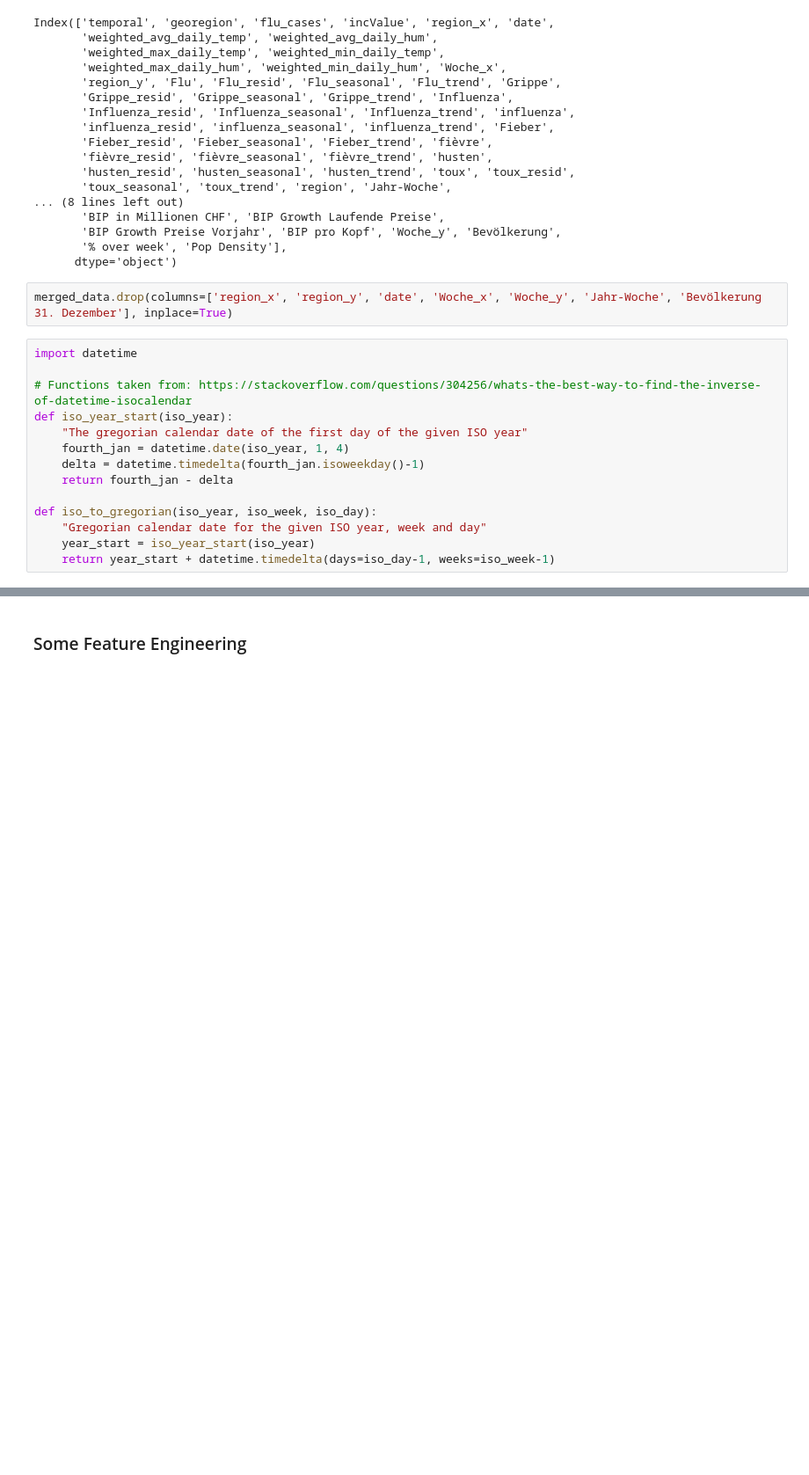
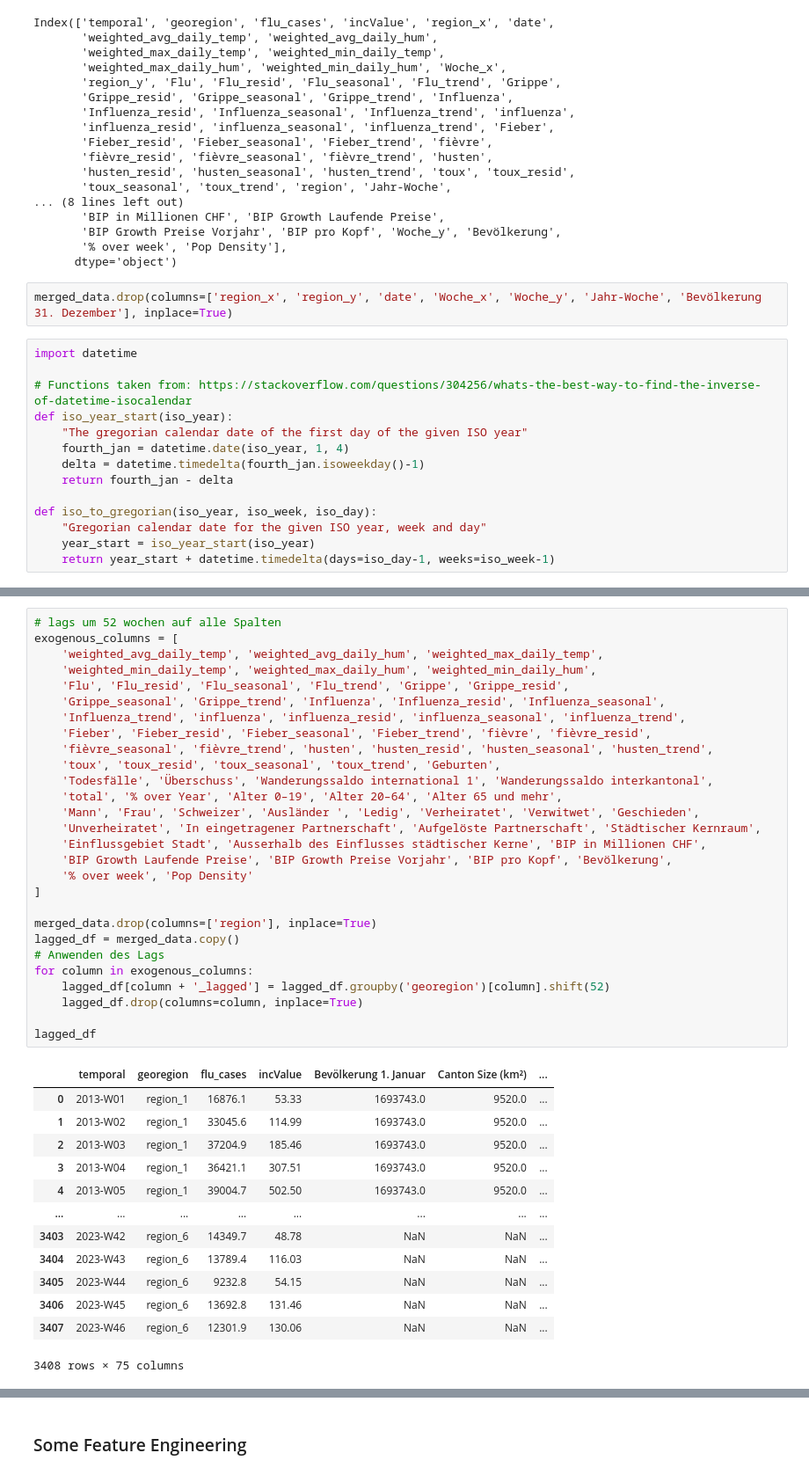
Before and after one commit to th-kl/DSF, a Jupyter notebook: notebooks/random_forest.ipynb, the cells around one changed output, grey strips where cells are left out. Shown at 88% size. Saved outputs shown, nothing was run; the diff lists cells and outputs as text; blank space fills up the shorter version.

```diff
--- a/notebooks/random_forest.ipynb
+++ b/notebooks/random_forest.ipynb
@@ -161,0 +188,42 @@ def iso_to_gregorian(iso_year, iso_week, iso_day):
+# %%
+# lags um 52 wochen auf alle Spalten
+exogenous_columns = [
+    'weighted_avg_daily_temp', 'weighted_avg_daily_hum', 'weighted_max_daily_temp',
+    'weighted_min_daily_temp', 'weighted_max_daily_hum', 'weighted_min_daily_hum',
+    'Flu', 'Flu_resid', 'Flu_seasonal', 'Flu_trend', 'Grippe', 'Grippe_resid',
+    'Grippe_seasonal', 'Grippe_trend', 'Influenza', 'Influenza_resid', 'Influenza_seasonal',
+    'Influenza_trend', 'influenza', 'influenza_resid', 'influenza_seasonal', 'influenza_trend',
+    'Fieber', 'Fieber_resid', 'Fieber_seasonal', 'Fieber_trend', 'fièvre', 'fièvre_resid',
+    'fièvre_seasonal', 'fièvre_trend', 'husten', 'husten_resid', 'husten_seasonal', 'husten_trend',
+    'toux', 'toux_resid', 'toux_seasonal', 'toux_trend', 'Geburten',
+    'Todesfälle', 'Überschuss', 'Wanderungssaldo international 1', 'Wanderungssaldo interkantonal',
+    'total', '% over Year', 'Alter 0–19', 'Alter 20–64', 'Alter 65 und mehr',
+    'Mann', 'Frau', 'Schweizer', 'Ausländer ', 'Ledig', 'Verheiratet', 'Verwitwet', 'Geschieden',
+    'Unverheiratet', 'In eingetragener Partnerschaft', 'Aufgelöste Partnerschaft', 'Städtischer Kernraum',
+    'Einflussgebiet Stadt', 'Ausserhalb des Einflusses städtischer Kerne', 'BIP in Millionen CHF',
+    'BIP Growth Laufende Preise', 'BIP Growth Preise Vorjahr', 'BIP pro Kopf', 'Bevölkerung',
+    '% over week', 'Pop Density'
+]
+
+merged_data.drop(columns=['region'], inplace=True)
+lagged_df = merged_data.copy()
+# Anwenden des Lags
+for column in exogenous_columns:
+    lagged_df[column + '_lagged'] = lagged_df.groupby('georegion')[column].shift(52)
+    lagged_df.drop(columns=column, inplace=True)
+
+lagged_df
+# %% [output]
+|  | temporal | georegion | flu_cases | incValue | Bevölkerung 1. Januar | Canton Size (km²) | ... |
+| 0 | 2013-W01 | region_1 | 16876.1 | 53.33 | 1693743.0 | 9520.0 | ... |
+| 1 | 2013-W02 | region_1 | 33045.6 | 114.99 | 1693743.0 | 9520.0 | ... |
+| 2 | 2013-W03 | region_1 | 37204.9 | 185.46 | 1693743.0 | 9520.0 | ... |
+| 3 | 2013-W04 | region_1 | 36421.1 | 307.51 | 1693743.0 | 9520.0 | ... |
+| 4 | 2013-W05 | region_1 | 39004.7 | 502.50 | 1693743.0 | 9520.0 | ... |
+| ... | ... | ... | ... | ... | ... | ... | ... |
+| 3403 | 2023-W42 | region_6 | 14349.7 | 48.78 | NaN | NaN | ... |
+| 3404 | 2023-W43 | region_6 | 13789.4 | 116.03 | NaN | NaN | ... |
+| 3405 | 2023-W44 | region_6 | 9232.8 | 54.15 | NaN | NaN | ... |
+| 3406 | 2023-W45 | region_6 | 13692.8 | 131.46 | NaN | NaN | ... |
+| 3407 | 2023-W46 | region_6 | 12301.9 | 130.06 | NaN | NaN | ... |
+3408 rows × 75 columns
```
Also changed, not shown: parts of 22 cells of this notebook.
